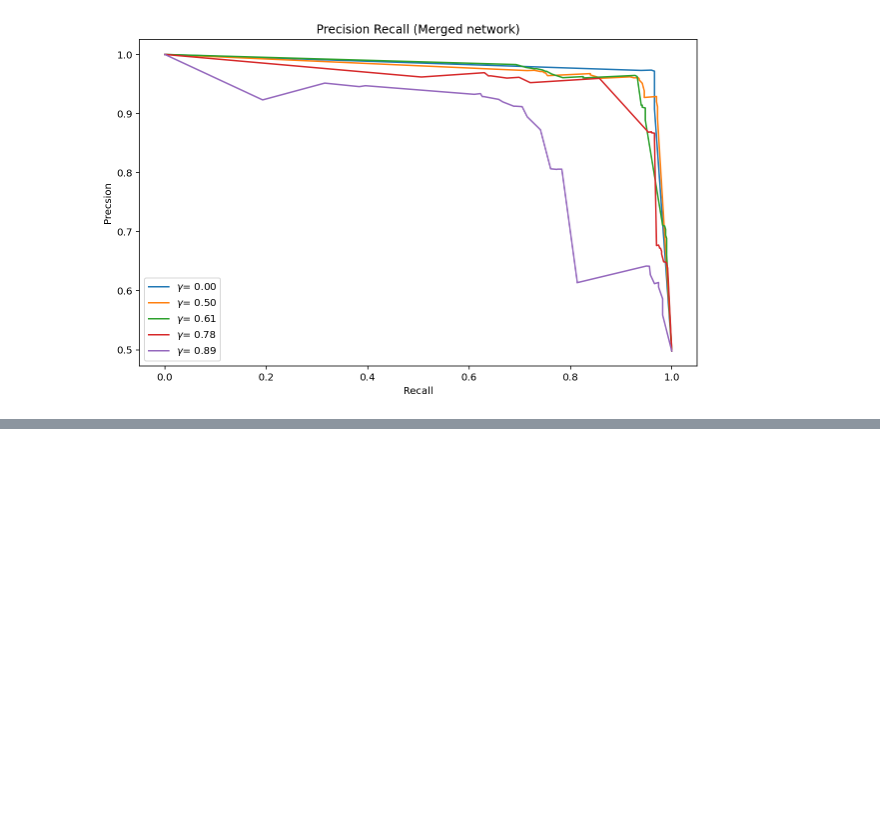
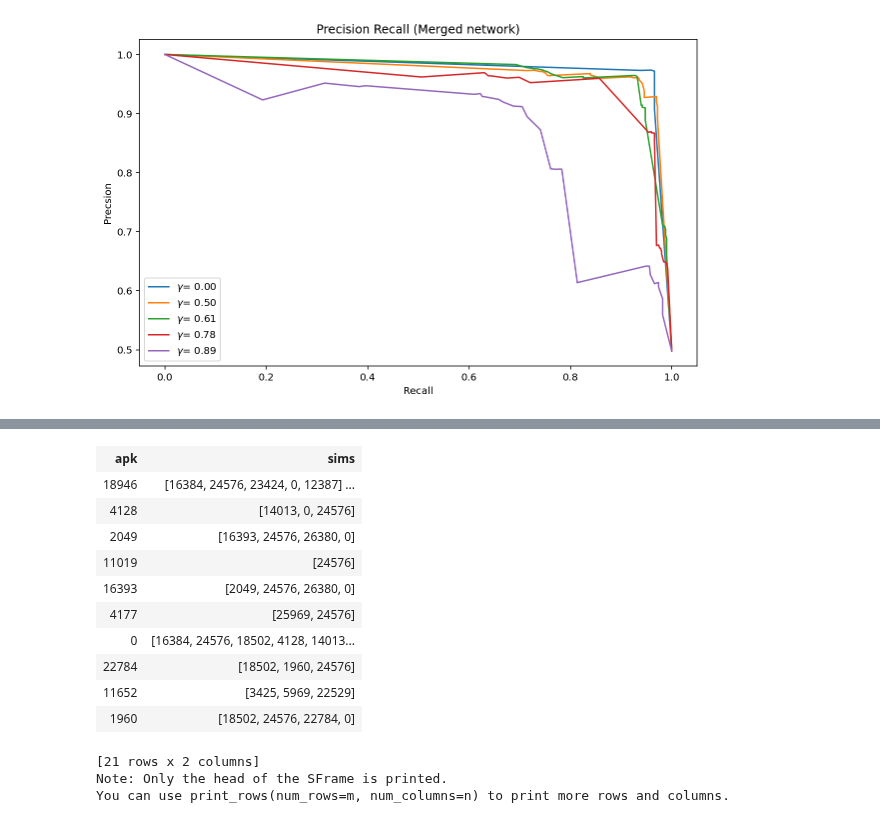
Before and after one commit to jrybicki-jsc/smms, a Jupyter notebook: graphla/netprediction.ipynb, the cells around one changed output, grey strips where cells are left out. Saved outputs shown, nothing was run; the diff lists cells and outputs as text; code cells hidden in the pictures; blank space fills up the shorter version.

```diff
--- a/graphla/netprediction.ipynb
+++ b/graphla/netprediction.ipynb
@@ -299,0 +241,4 @@ for gamma, [ref, mer] in nets.items():
+# %%
+ks = list()
+for n in net:
+    ks.extend(list(n.keys()))
@@ -299,0 +249,10 @@ for gamma, [ref, mer] in nets.items():
+# %%
+dats = mw.filter_by(values=ks, column_name='apk')
+# %%
+m = 1000
+sim_recom = tc.item_similarity_recommender.create(
+        dats,
+        user_id='function',
+        item_id='apk',
+        similarity_type='jaccard',
+        only_top_k=m, verbose=False)
@@ -299,0 +263,3 @@ for gamma, [ref, mer] in nets.items():
+# %%
+items = sim_recom.get_similar_items(ks, k=100)
+items[items['apk']==16393]
@@ -299,0 +275,17 @@ for gamma, [ref, mer] in nets.items():
+# %%
+items[items['score']>=1-1.0].groupby(key_column_names='apk', operations={'sims': agg.DISTINCT('similar')})
+# %% [output]
+| apk | sims |
+| 18946 | [16384, 24576, 23424, 0, 12387] ... |
+| 4128 | [14013, 0, 24576] |
+| 2049 | [16393, 24576, 26380, 0] |
+| 11019 | [24576] |
+| 16393 | [2049, 24576, 26380, 0] |
+| 4177 | [25969, 24576] |
+| 0 | [16384, 24576, 18502, 4128, 14013... |
+| 22784 | [18502, 1960, 24576] |
+| 11652 | [3425, 5969, 22529] |
+| 1960 | [18502, 24576, 22784, 0] |
+[21 rows x 2 columns]
+Note: Only the head of the SFrame is printed.
+You can use print_rows(num_rows=m, num_columns=n) to print more rows and columns.
```
Also changed, not shown: parts of 76 cells of this notebook.
